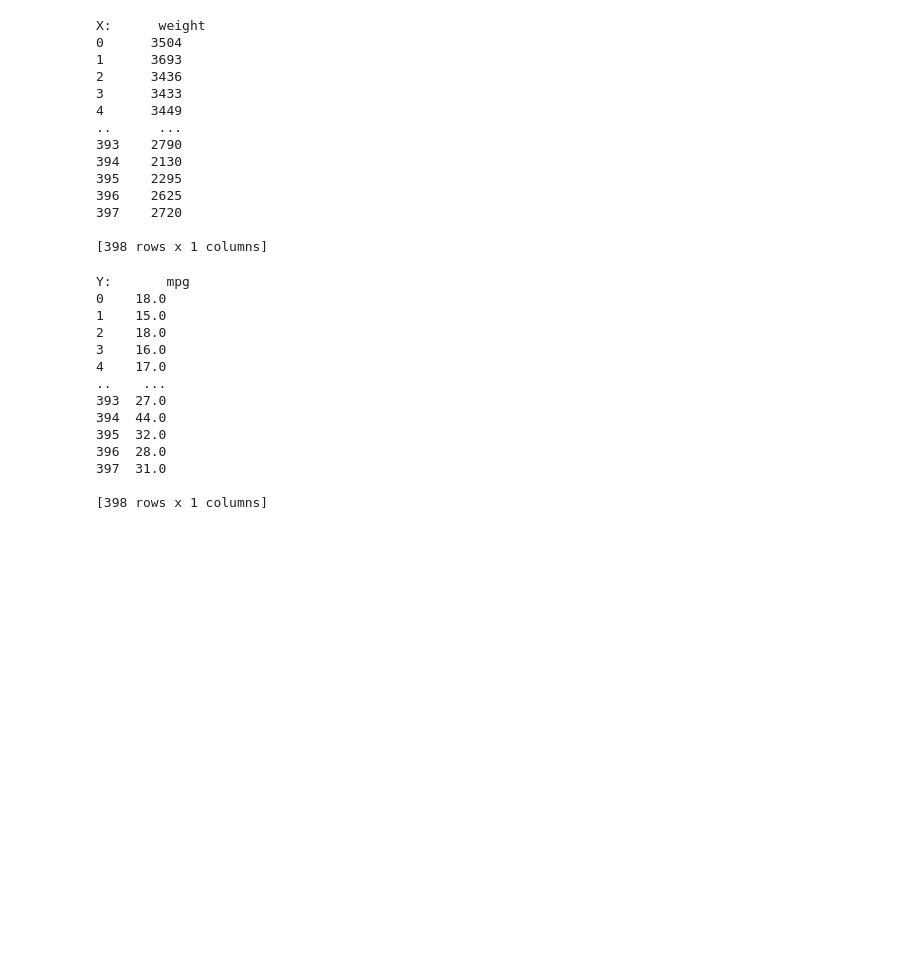
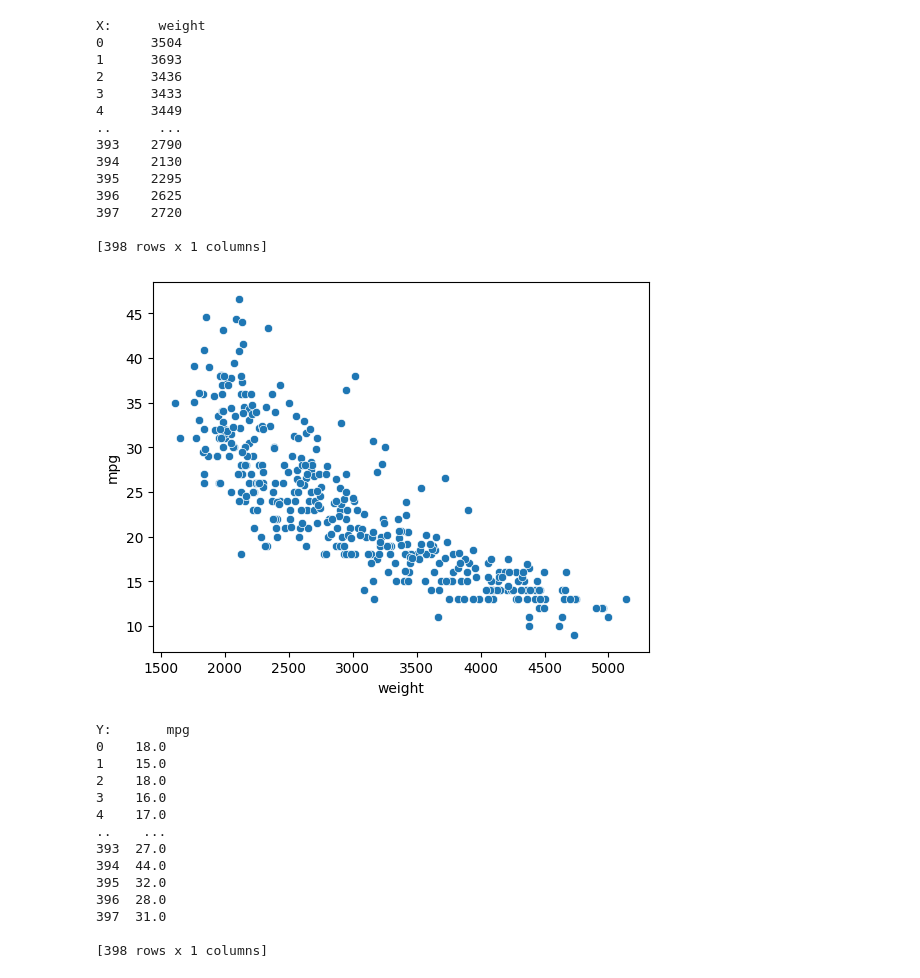
Before and after one commit to chinmayhandi/CIE-01, a Jupyter notebook: CIE_03.ipynb, the cells around one changed output. Drawn from its saved outputs; the diff is of its cells as text; code cells hidden in the pictures; blank space fills up the shorter version.

```diff
--- a/CIE_03.ipynb
+++ b/CIE_03.ipynb
@@ -66,6 +66,11 @@ X:      weight
 397    2720
 
 [398 rows x 1 columns]
+# %%
+sns.scatterplot(x='weight',y='mpg',data=df)
+plt.show()
+# %% [output]
+[figure, added]
 # %%
 print("Y:",y)
 # %% [output]
```
